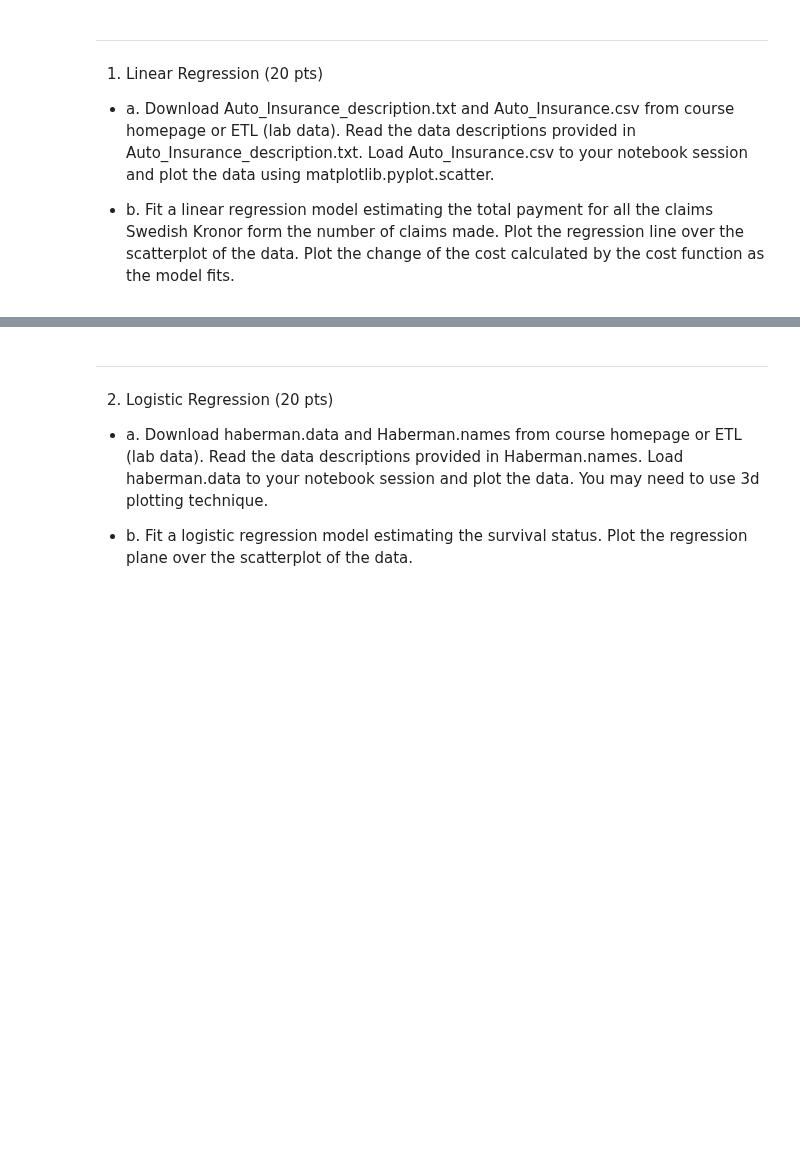
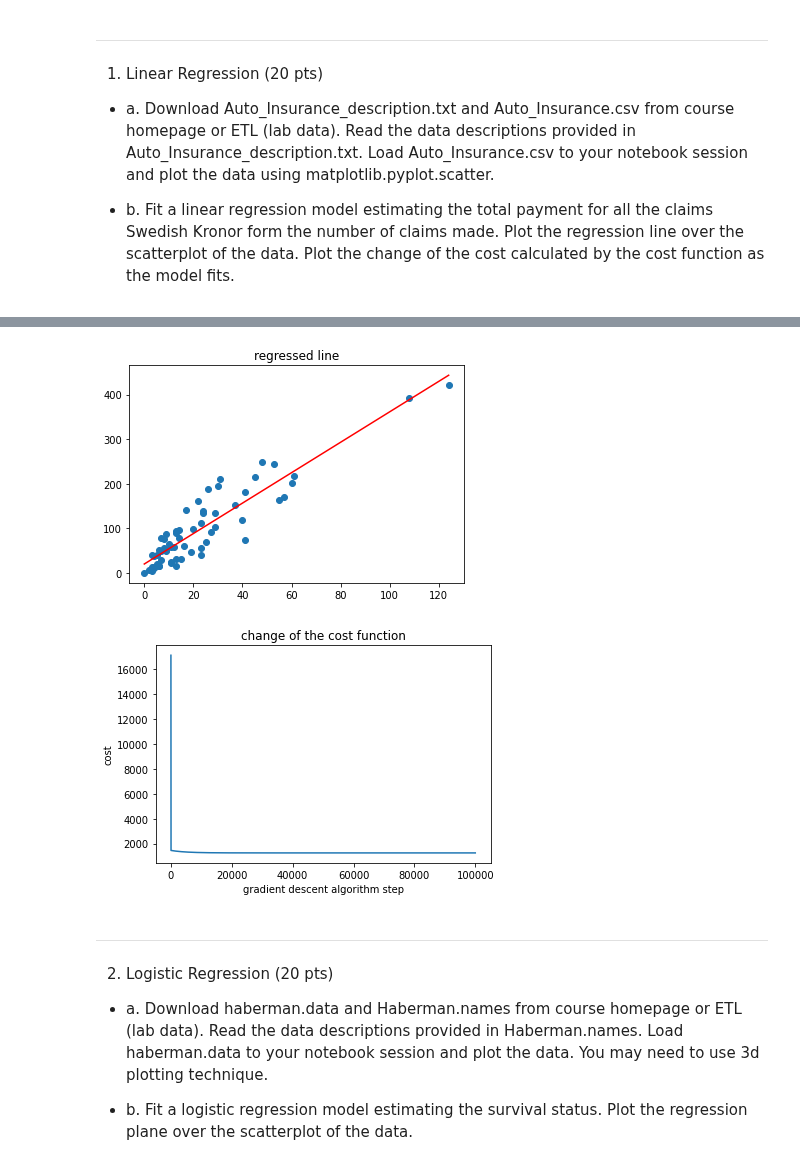
Before and after one commit to changwoonchoi/cl2020, a Jupyter notebook: as_5/assignment05.ipynb, the cells around one changed output, grey strips where cells are left out. Cells and saved outputs as stored; diff of their text form; code cells hidden in the pictures; blank space fills up the shorter version.

```diff
--- a/as_5/assignment05.ipynb
+++ b/as_5/assignment05.ipynb
@@ -107,3 +102,50 @@ plt.show()
+# %%
+# linear regression model
+m = 0
+c = 0
+
+X = x
+Y = y
+L = 0.0001
+epochs = 100000
+
+n = float(len(X))
+ms = []
+cs = []
+costs = []
+def cost(X, Y, m, c):
+    n = float(len(X))
+    Y_pred = m * X + c
+    error = sum((Y - Y_pred) * (Y - Y_pred)) / n
+    return error
+
+# Gradient Descent
+for i in range(epochs):
+    ms.append(m)
+    cs.append(c)
+    costs.append(cost(X, Y, m, c))
+    Y_pred = m * X + c
+    D_m = (-2 / n) * sum(X * (Y - Y_pred))
+    D_c = (-2 / n) * sum(Y - Y_pred)
+    m = m - L * D_m
+    c = c - L * D_c
+# %%
+# b)
+Y_pred_final = m * X + c
+plt.scatter(X, Y)
+plt.plot([min(X), max(X)], [min(Y_pred), max(Y_pred)], color='red')
+plt.title('regressed line')
+plt.show()
+
+step = np.arange(epochs)
+plt.plot(step, costs)
+plt.title('change of the cost function')
+plt.xlabel('gradient descent algorithm step')
+plt.ylabel('cost')
+plt.show()
+# %% [output]
+[figure, added]
+[figure, added]
 # %% [markdown]
 
 ---
```
Also changed, not shown: parts of 3 cells of this notebook, 1 other file.
